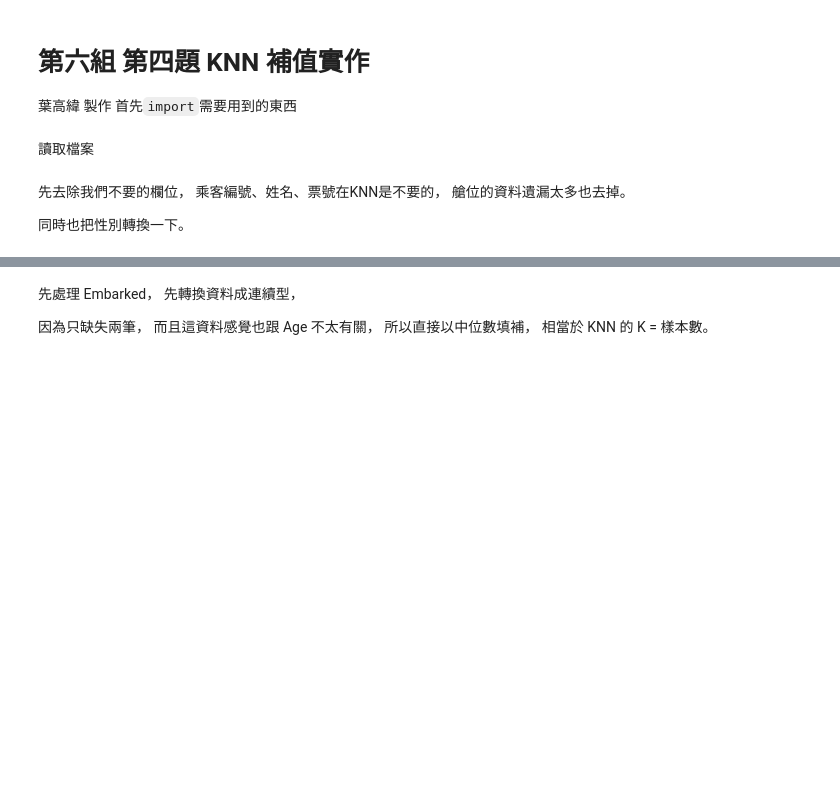
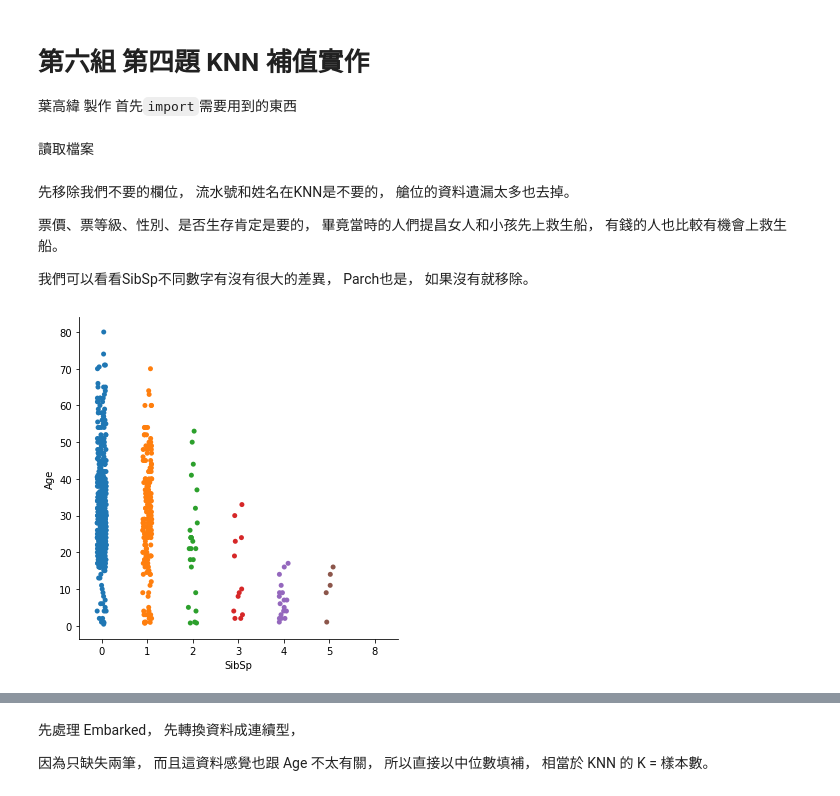
Before and after one commit to WeiTheShinobi/data-mining, a Jupyter notebook: HomeWork4-4.ipynb, the cells around one changed output, grey strips where cells are left out. Saved outputs shown, nothing was run; the diff lists cells and outputs as text; code cells hidden in the pictures; blank space fills up the shorter version.

```diff
--- a/HomeWork4-4.ipynb
+++ b/HomeWork4-4.ipynb
@@ -20,10 +21,20 @@ warnings.filterwarnings('ignore')
 # %%
 le = preprocessing.LabelEncoder()
 data = pd.read_csv("Titanic_train.csv")
-# %% [markdown]
-
-先去除我們不要的欄位，
-乘客編號、姓名、票號在KNN是不要的，
-艙位的資料遺漏太多也去掉。
-
-同時也把性別轉換一下。
+# %% [markdown]
+
+先移除我們不要的欄位，
+流水號和姓名在KNN是不要的，
+艙位的資料遺漏太多也去掉。
+
+票價、票等級、性別、是否生存肯定是要的，
+畢竟當時的人們提昌女人和小孩先上救生船，
+有錢的人也比較有機會上救生船。
+
+我們可以看看SibSp不同數字有沒有很大的差異，
+Parch也是，
+如果沒有就移除。
+# %%
+g = sns.catplot(x="SibSp", y="Age", data=data)
+# %% [output]
+[figure, added]
```
Also changed, not shown: parts of 15 cells of this notebook, 8 other files.
